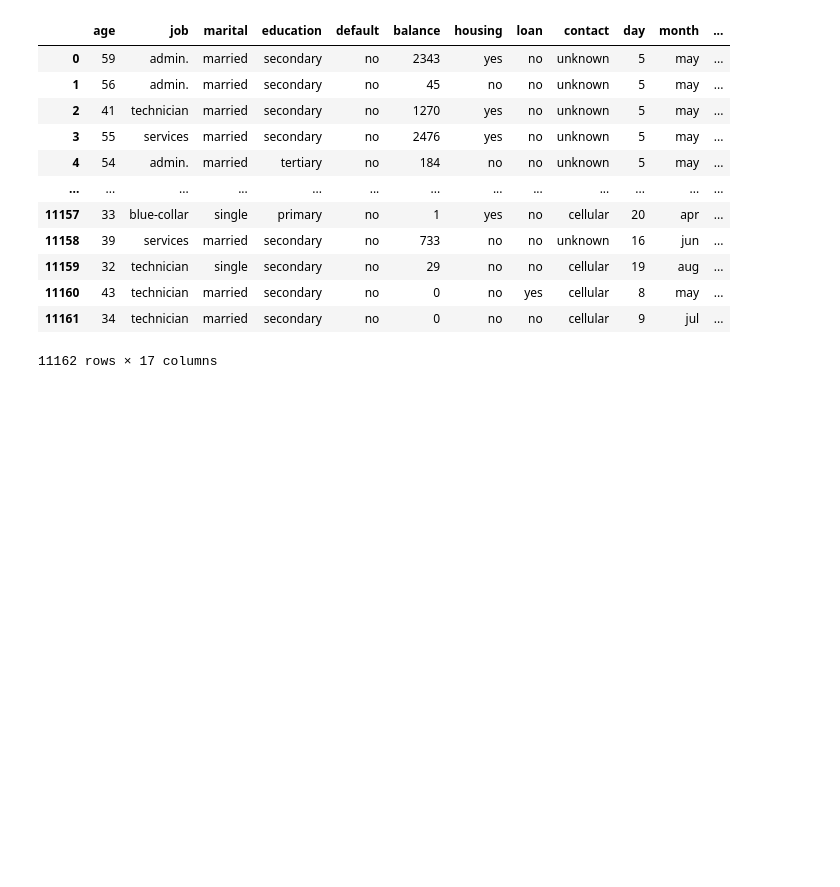
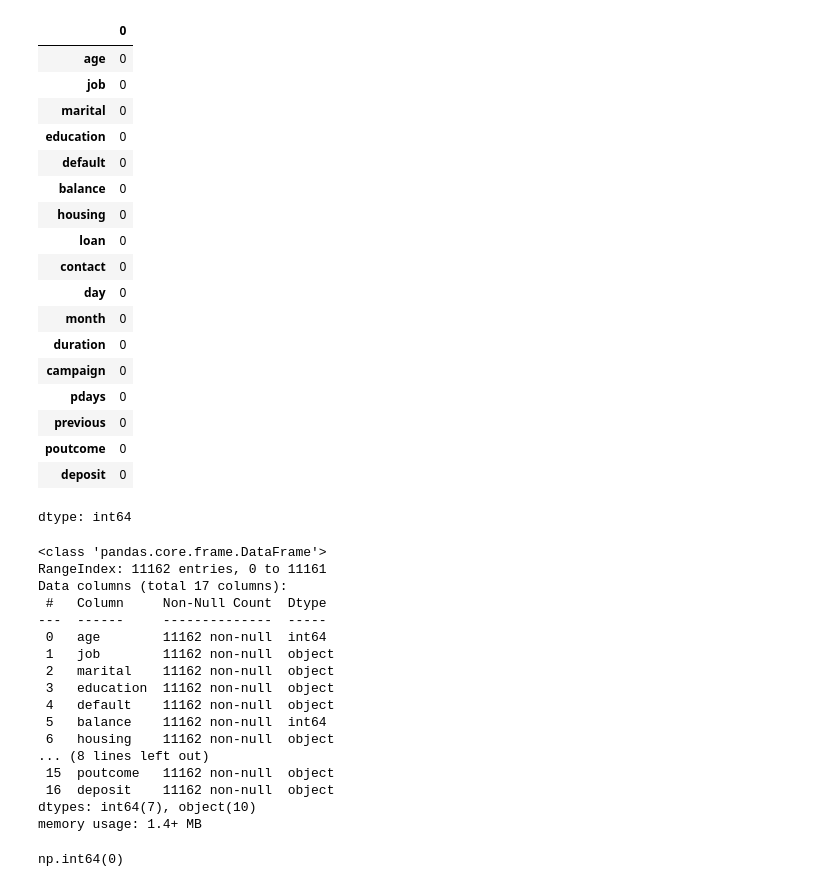
Before and after one commit to UKD1211/100_days_ML_cX_ISI_DS, a Jupyter notebook: Bank_Marketing_Campaign.ipynb, the cells around one changed output. Drawn from its saved outputs; the diff is of its cells as text; code cells hidden in the pictures; blank space fills up the shorter version.

```diff
--- a/Bank_Marketing_Campaign.ipynb
+++ b/Bank_Marketing_Campaign.ipynb
@@ -14,16 +56,46 @@ df = pd.read_csv(path)
+# %%
+df.isnull().sum()
+# %% [output]
+|  | 0 |
+| age | 0 |
+| job | 0 |
+| marital | 0 |
+| education | 0 |
+| default | 0 |
+| balance | 0 |
+| housing | 0 |
+| loan | 0 |
+| contact | 0 |
+| day | 0 |
+| month | 0 |
+| duration | 0 |
+| campaign | 0 |
+| pdays | 0 |
+| previous | 0 |
+| poutcome | 0 |
+| deposit | 0 |
+dtype: int64
 # %%
-df
+df.info()
 # %% [output]
-|  | age | job | marital | education | default | balance | housing | loan | contact | day | month | ... |
-| 0 | 59 | admin. | married | secondary | no | 2343 | yes | no | unknown | 5 | may | ... |
-| 1 | 56 | admin. | married | secondary | no | 45 | no | no | unknown | 5 | may | ... |
-| 2 | 41 | technician | married | secondary | no | 1270 | yes | no | unknown | 5 | may | ... |
-| 3 | 55 | services | married | secondary | no | 2476 | yes | no | unknown | 5 | may | ... |
-| 4 | 54 | admin. | married | tertiary | no | 184 | no | no | unknown | 5 | may | ... |
-| ... | ... | ... | ... | ... | ... | ... | ... | ... | ... | ... | ... | ... |
-| 11157 | 33 | blue-collar | single | primary | no | 1 | yes | no | cellular | 20 | apr | ... |
-| 11158 | 39 | services | married | secondary | no | 733 | no | no | unknown | 16 | jun | ... |
-| 11159 | 32 | technician | single | secondary | no | 29 | no | no | cellular | 19 | aug | ... |
-| 11160 | 43 | technician | married | secondary | no | 0 | no | yes | cellular | 8 | may | ... |
-| 11161 | 34 | technician | married | secondary | no | 0 | no | no | cellular | 9 | jul | ... |
-11162 rows × 17 columns
+<class 'pandas.core.frame.DataFrame'>
+RangeIndex: 11162 entries, 0 to 11161
+Data columns (total 17 columns):
+ #   Column     Non-Null Count  Dtype
+---  ------     --------------  -----
+ 0   age        11162 non-null  int64
+ 1   job        11162 non-null  object
+ 2   marital    11162 non-null  object
+ 3   education  11162 non-null  object
+ 4   default    11162 non-null  object
+ 5   balance    11162 non-null  int64
+ 6   housing    11162 non-null  object
+... (8 lines left out)
+ 15  poutcome   11162 non-null  object
+ 16  deposit    11162 non-null  object
+dtypes: int64(7), object(10)
+memory usage: 1.4+ MB
+# %%
+df.duplicated().sum()
+# %% [output]
+np.int64(0)
```
Also changed, not shown: parts of 8 cells of this notebook.
